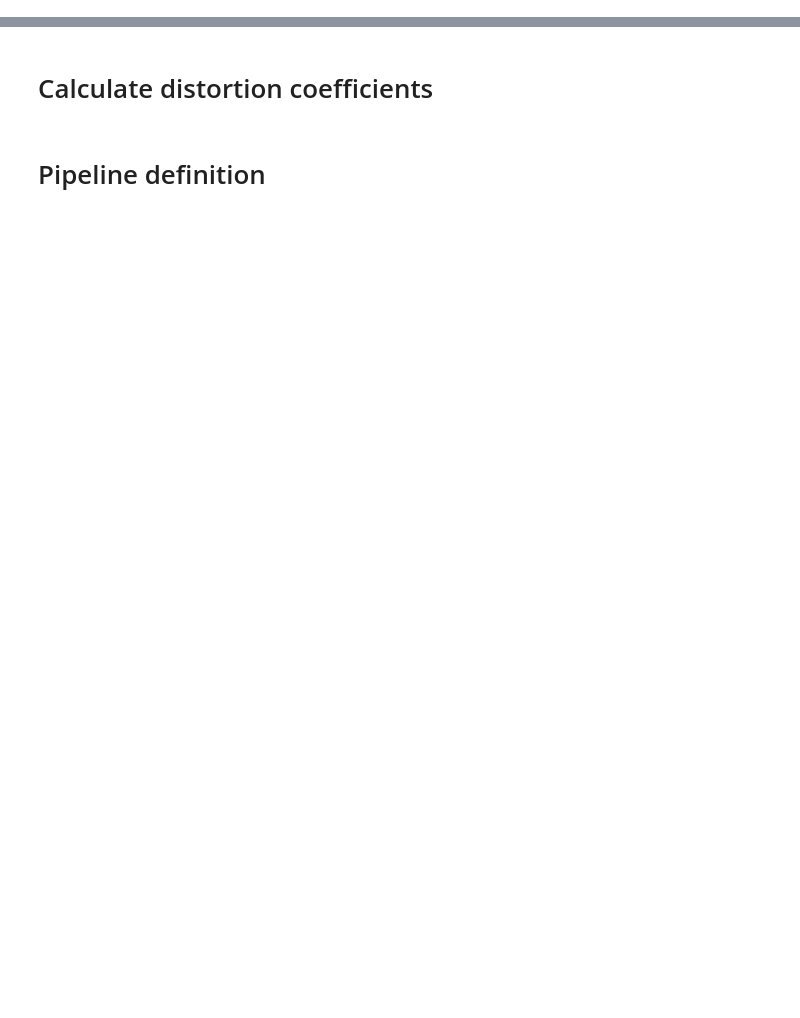
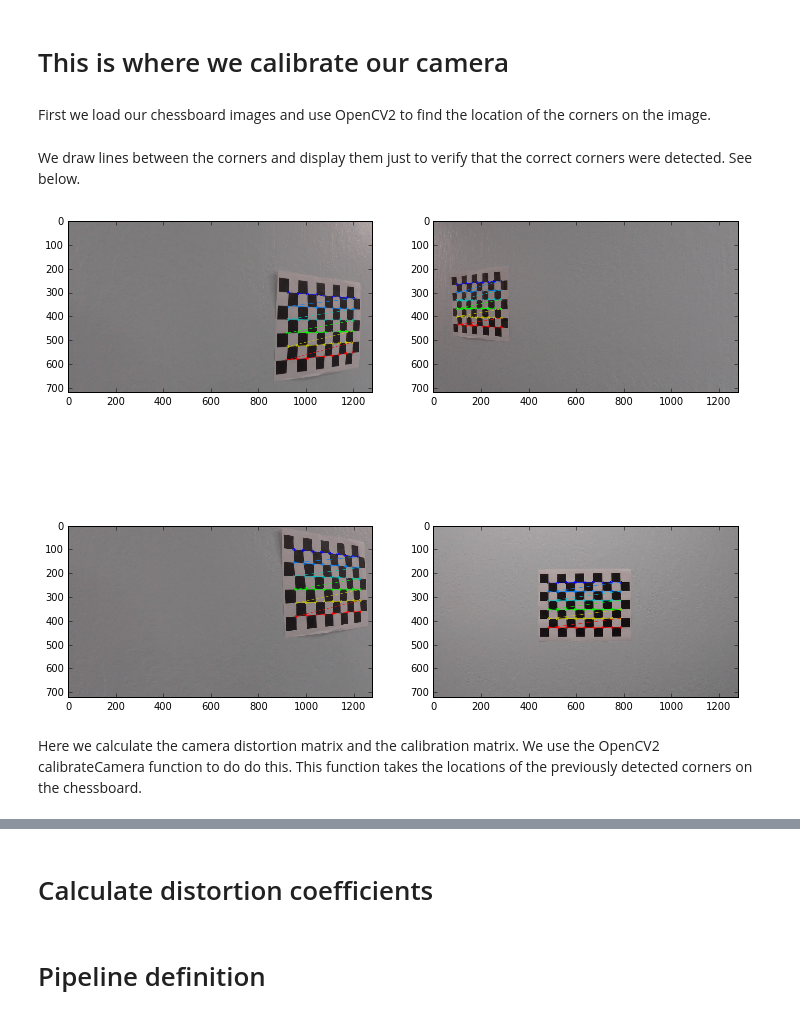
Before and after one commit to mmccuiston/CarND-Advanced-Lane-Lines, a Jupyter notebook: advanced-lane.ipynb, the cells around one changed output, grey strips where cells are left out. Drawn from its saved outputs; the diff is of its cells as text; code cells hidden in the pictures; blank space fills up the shorter version.

```diff
--- a/advanced-lane.ipynb
+++ b/advanced-lane.ipynb
@@ -0,0 +1,54 @@
+# %% [markdown]
+# This is where we calibrate our camera
+# %% [markdown]
+First we load our chessboard images and use OpenCV2 to find the location of the corners on the image.
+# %%
+import numpy as np
+import cv2
+import glob
+import matplotlib.pyplot as plt
+%matplotlib inline
+
+# prepare object points, like (0,0,0), (1,0,0), (2,0,0) ....,(6,5,0)
+objp = np.zeros((6*9,3), np.float32)
+objp[:,:2] = np.mgrid[0:9,0:6].T.reshape(-1,2)
+
+# Arrays to store object points and image points from all the images.
+objpoints = [] # 3d points in real world space
+imgpoints = [] # 2d points in image plane.
+
+# Make a list of calibration images
+images = glob.glob('./camera_cal/calibration*.jpg')
+
+shape = None
+chessboard_corner_images = []
+
+# Step through the list and search for chessboard corners
+for fname in images:
+    img = cv2.imread(fname)
+    gray = cv2.cvtColor(img,cv2.COLOR_BGR2GRAY)
+    shape = gray.shape[::-1]
+    # Find the chessboard corners
+    ret, corners = cv2.findChessboardCorners(gray, (9,6),None)
+
+    # If found, add object points, image points
+    if ret == True:
+        objpoints.append(objp)
+        imgpoints.append(corners)
+
+        # Draw and display the corners
+        img = cv2.drawChessboardCorners(img, (9,6), corners, ret)
+        chessboard_corner_images.append(img)
+# %% [markdown]
+ We draw lines between the corners and display them just to verify that the correct corners were detected. See below.
+# %%
+test_images = [0,2,5,7]
+
+plt.figure(figsize=(12,10))
+for plot_num, i in enumerate(test_images):
+    plt.subplot(2,2,(plot_num + 1))
+    plt.imshow(chessboard_corner_images[i])
+# %% [output]
+[figure, added]
+# %% [markdown]
+Here we calculate the camera distortion matrix and the calibration matrix.  We use the OpenCV2 calibrateCamera function to do do this.  This function takes the locations of the previously detected corners on the chessboard.
```
Also changed, not shown: parts of 18 cells of this notebook.
